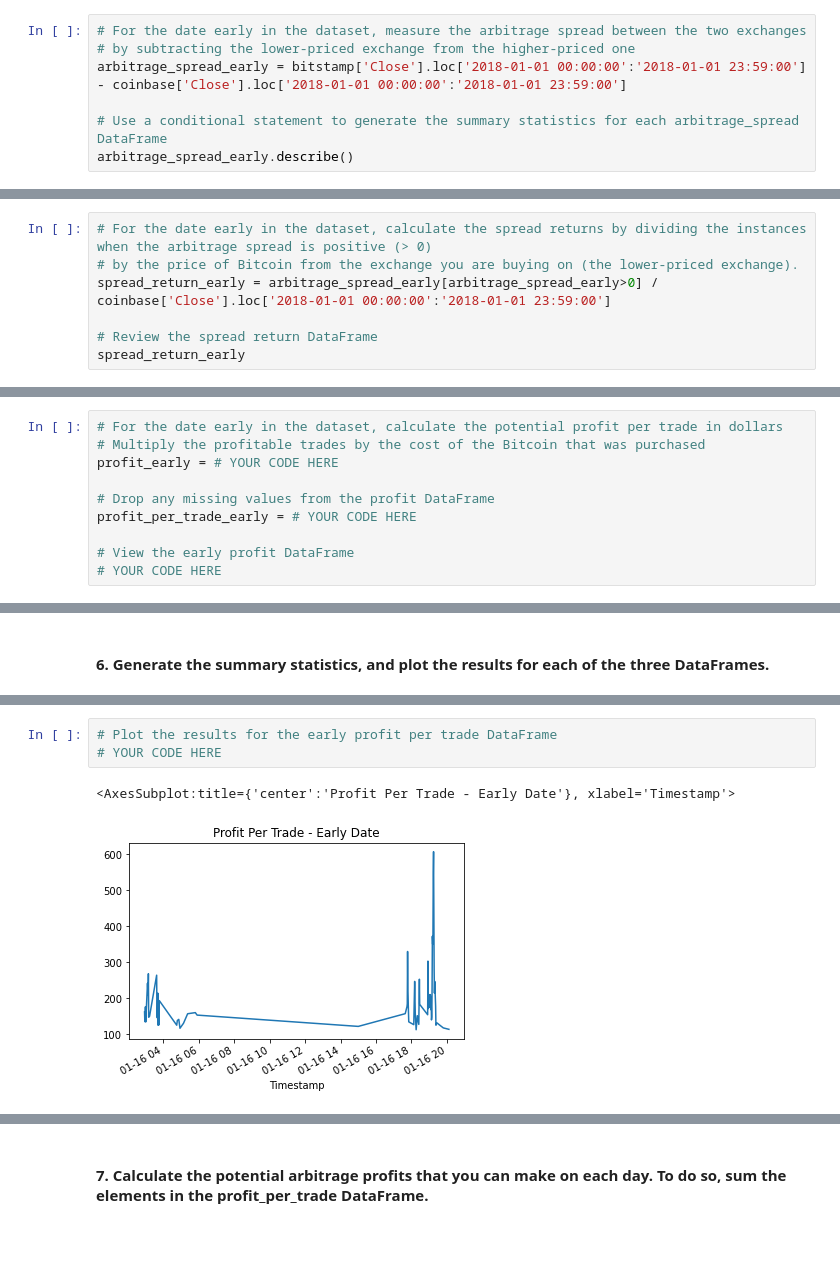
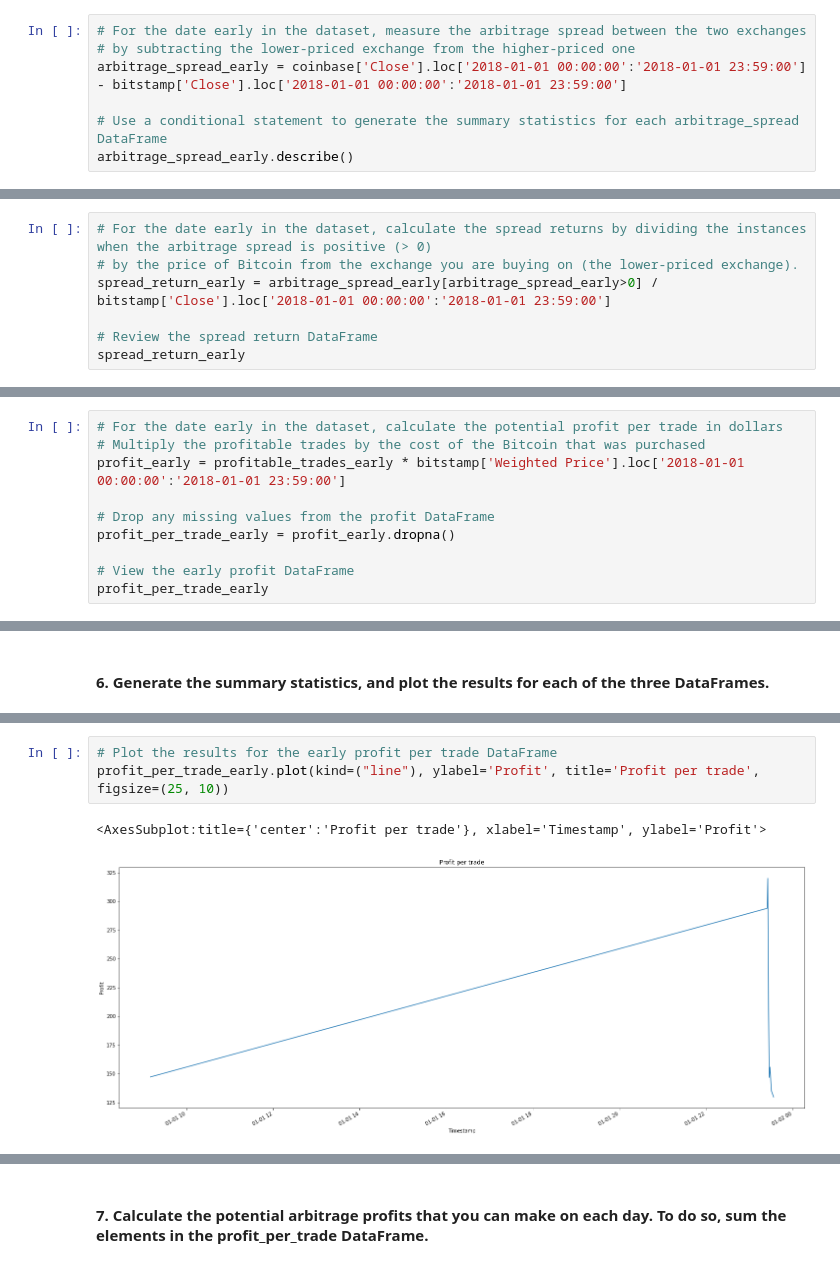
Before and after one commit to mimisull/Challenge-3, a Jupyter notebook: crypto_arbitrage.ipynb, the cells around one changed output, grey strips where cells are left out. Saved outputs shown, nothing was run; the diff lists cells and outputs as text; blank space fills up the shorter version.

Commit message:
Add files via upload
Finished product with trades and summary

```diff
--- a/crypto_arbitrage.ipynb
+++ b/crypto_arbitrage.ipynb
@@ -414,7 +414,7 @@ Calculate the potential profits for each date that you selected in the previous
 # %%
 # For the date early in the dataset, measure the arbitrage spread between the two exchanges
 # by subtracting the lower-priced exchange from the higher-priced one
-arbitrage_spread_early = bitstamp['Close'].loc['2018-01-01 00:00:00':'2018-01-01 23:59:00'] - coinbase['Close'].loc['2018-01-01 00:00:00':'2018-01-01 23:59:00']
+arbitrage_spread_early = coinbase['Close'].loc['2018-01-01 00:00:00':'2018-01-01 23:59:00'] - bitstamp['Close'].loc['2018-01-01 00:00:00':'2018-01-01 23:59:00']
 
 # Use a conditional statement to generate the summary statistics for each arbitrage_spread DataFrame
 arbitrage_spread_early.describe()
@@ -433,7 +463,7 @@ Name: Close, dtype: float64
 # %%
 # For the date early in the dataset, calculate the spread returns by dividing the instances when the arbitrage spread is positive (> 0)
 # by the price of Bitcoin from the exchange you are buying on (the lower-priced exchange).
-spread_return_early = arbitrage_spread_early[arbitrage_spread_early>0] / coinbase['Close'].loc['2018-01-01 00:00:00':'2018-01-01 23:59:00']
+spread_return_early = arbitrage_spread_early[arbitrage_spread_early>0] / bitstamp['Close'].loc['2018-01-01 00:00:00':'2018-01-01 23:59:00']
 
 # Review the spread return DataFrame
 spread_return_early
@@ -485,12 +595,12 @@ Name: Close, dtype: float64
 # %%
 # For the date early in the dataset, calculate the potential profit per trade in dollars
 # Multiply the profitable trades by the cost of the Bitcoin that was purchased
-profit_early = # YOUR CODE HERE
+profit_early = profitable_trades_early * bitstamp['Weighted Price'].loc['2018-01-01 00:00:00':'2018-01-01 23:59:00']
 
 # Drop any missing values from the profit DataFrame
-profit_per_trade_early = # YOUR CODE HERE
+profit_per_trade_early = profit_early.dropna()
 
 # View the early profit DataFrame
-# YOUR CODE HERE
+profit_per_trade_early
 # %% [output]
 Timestamp
@@ -524,6 +675,6 @@ Name: Close, dtype: float64
 # %%
 # Plot the results for the early profit per trade DataFrame
-# YOUR CODE HERE
+profit_per_trade_early.plot(kind=("line"), ylabel='Profit', title='Profit per trade', figsize=(25, 10))
 # %% [output]
-<AxesSubplot:title={'center':'Profit Per Trade - Early Date'}, xlabel='Timestamp'>
+<AxesSubplot:title={'center':'Profit per trade'}, xlabel='Timestamp', ylabel='Profit'>
-[figure, old version]
+[figure, new version]
```
Also changed, not shown: parts of 30 cells of this notebook.
